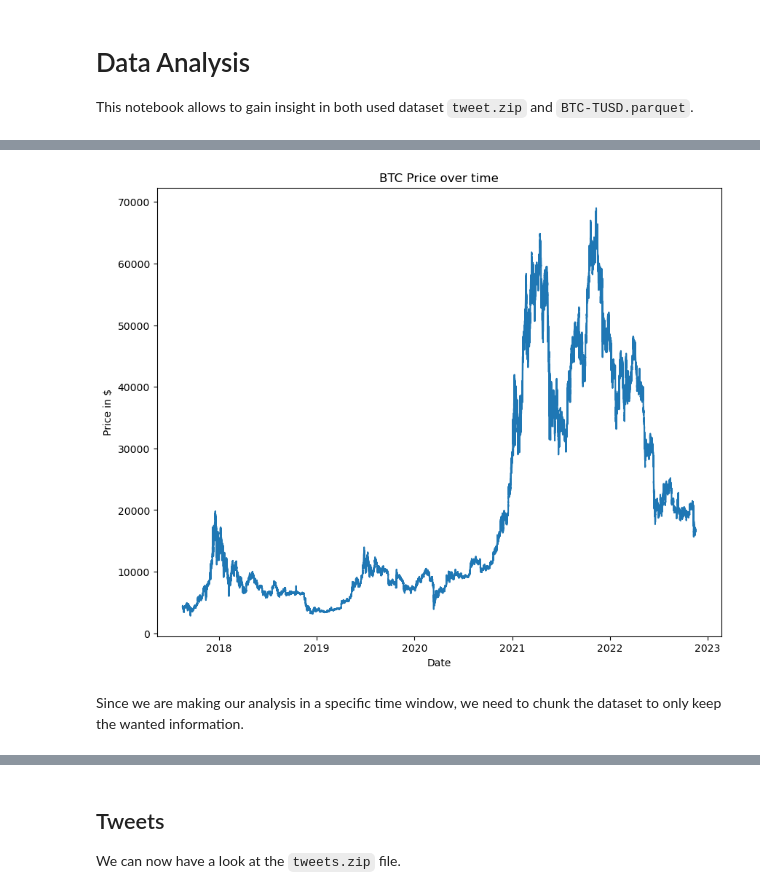
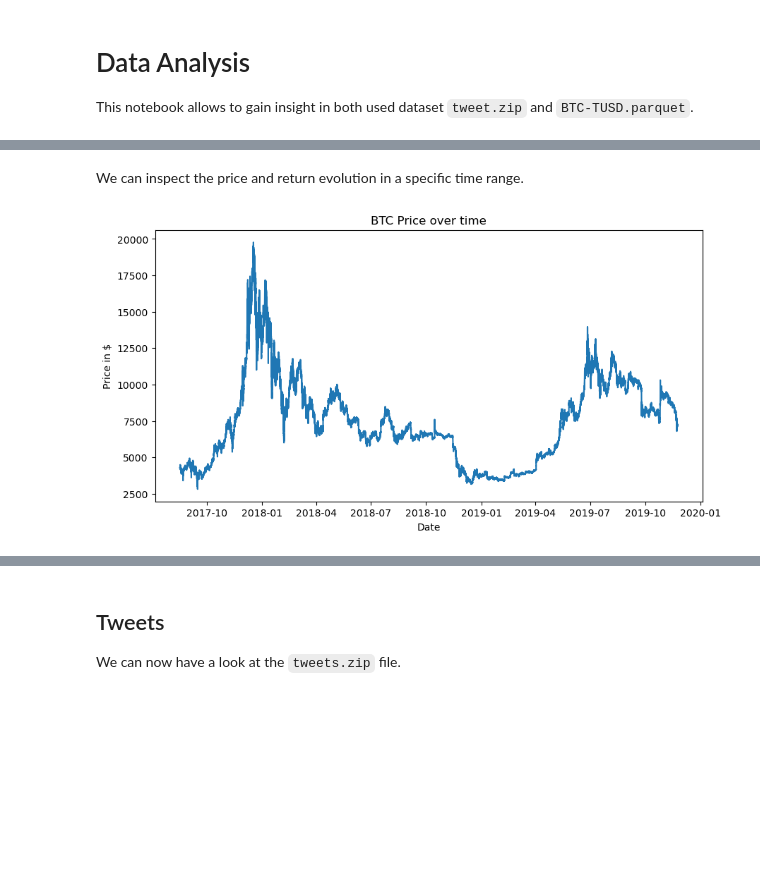
Before and after one commit to paulo-03/bitcoin_twitter, a Jupyter notebook: data_analysis.ipynb, the cells around one changed output, grey strips where cells are left out. Saved outputs shown, nothing was run; the diff lists cells and outputs as text; code cells hidden in the pictures; blank space fills up the shorter version.

Commit message:
Data analysis completed

```diff
--- a/data_analysis.ipynb
+++ b/data_analysis.ipynb
@@ -14,4 +14,3 @@ We start by looking at the `BTC-TUSD.parquet` dataset. First we load the file.
 # %%
-price = BTCAnalyzer(file_path='./data/BTC-USDT.parquet')
-price.data
+btc = BTCAnalyzer(file_path='data/BTC-USDT.parquet')
 # %% [output]
@@ -34,6 +42,6 @@ We can now plot the whole dataset.
+# %% [markdown]
+We can inspect the price and return evolution in a specific time range.
 # %%
-price_change = price.plot_price()
+btc.plot_price(start_date="2017-08-17 04:00:00", end_date="2019-11-23 15:45:00")
 # %% [output]
-[figure, old version]
+[figure, new version]
-# %% [markdown]
-Since we are making our analysis in a specific time window, we need to chunk the dataset to only keep the wanted information.
```
Also changed, not shown: parts of 25 cells of this notebook, 2 other files.
